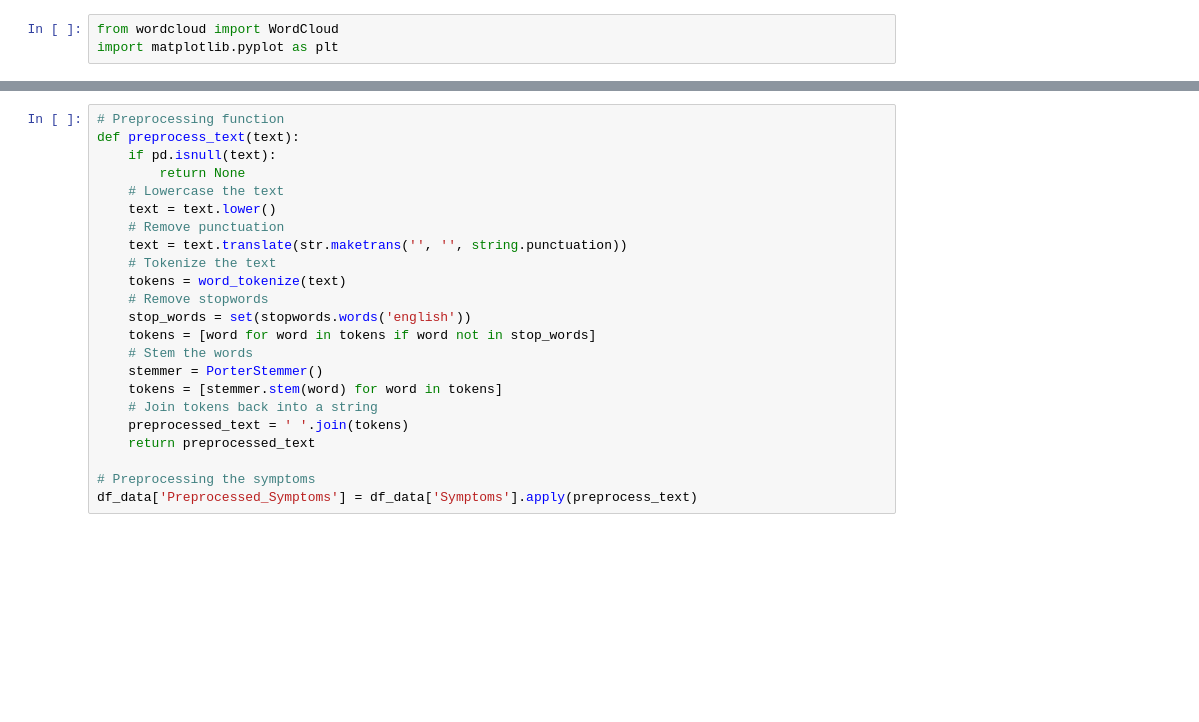
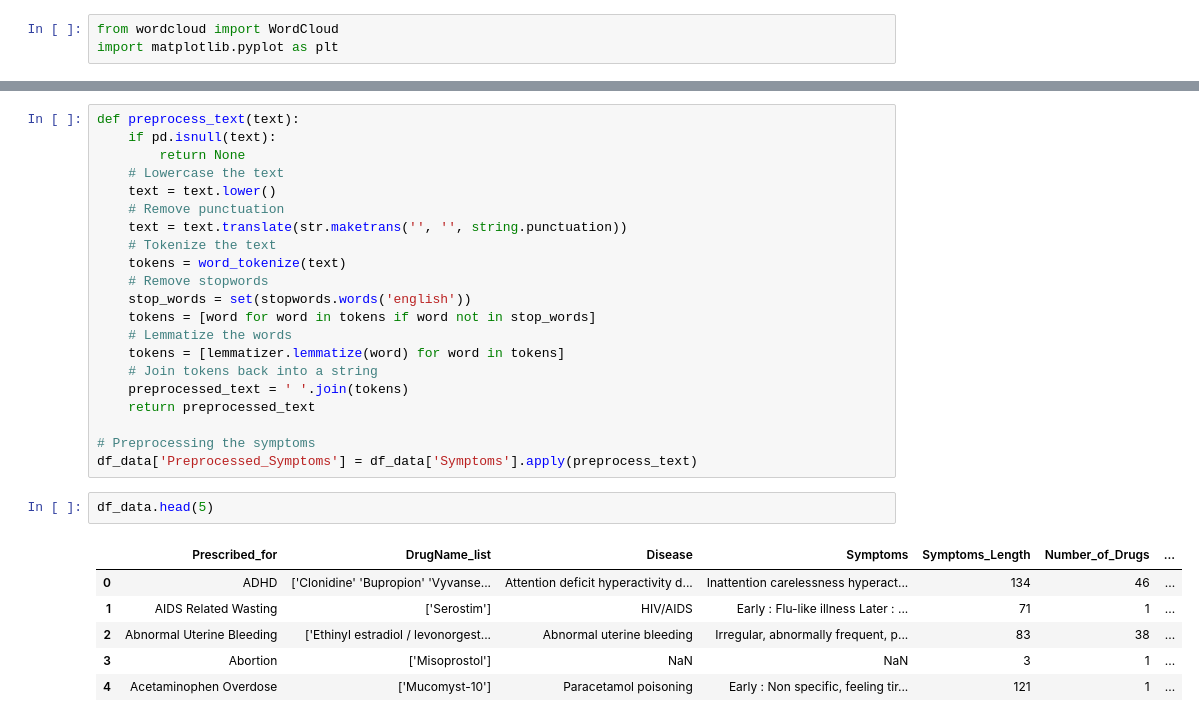
Before and after one commit to shobanasiranjeevilu/Healthcare_LLM, a Jupyter notebook: data_analysis/exploratory_data_analysis.ipynb, the cells around one changed output, grey strips where cells are left out. Cells and saved outputs as stored; diff of their text form; blank space fills up the shorter version.

```diff
--- a/data_analysis/exploratory_data_analysis.ipynb
+++ b/data_analysis/exploratory_data_analysis.ipynb
@@ -188,5 +216,4 @@ True
 # %%
-# Preprocessing function
 def preprocess_text(text):
     if pd.isnull(text):
         return None
@@ -199,15 +226,23 @@ def preprocess_text(text):
     # Remove stopwords
     stop_words = set(stopwords.words('english'))
     tokens = [word for word in tokens if word not in stop_words]
-    # Stem the words
-    stemmer = PorterStemmer()
-    tokens = [stemmer.stem(word) for word in tokens]
+    # Lemmatize the words
+    tokens = [lemmatizer.lemmatize(word) for word in tokens]
     # Join tokens back into a string
     preprocessed_text = ' '.join(tokens)
     return preprocessed_text
 
 # Preprocessing the symptoms
 df_data['Preprocessed_Symptoms'] = df_data['Symptoms'].apply(preprocess_text)
+# %%
+df_data.head(5)
+# %% [output]
+|  | Prescribed_for | DrugName_list | Disease | Symptoms | Symptoms_Length | Number_of_Drugs | ... |
+| 0 | ADHD | ['Clonidine' 'Bupropion' 'Vyvanse... | Attention deficit hyperactivity d... | Inattention carelessness hyperact... | 134 | 46 | ... |
+| 1 | AIDS Related Wasting | ['Serostim'] | HIV/AIDS | Early : Flu-like illness Later : ... | 71 | 1 | ... |
+| 2 | Abnormal Uterine Bleeding | ['Ethinyl estradiol / levonorgest... | Abnormal uterine bleeding | Irregular, abnormally frequent, p... | 83 | 38 | ... |
+| 3 | Abortion | ['Misoprostol'] | NaN | NaN | 3 | 1 | ... |
+| 4 | Acetaminophen Overdose | ['Mucomyst-10'] | Paracetamol poisoning | Early : Non specific, feeling tir... | 121 | 1 | ... |
 # %%
 # Word cloud generation
 all_preprocessed_symptoms = ' '.join(df_data['Preprocessed_Symptoms'].dropna())
```
Also changed, not shown: parts of 9 cells of this notebook, 1 other file.
